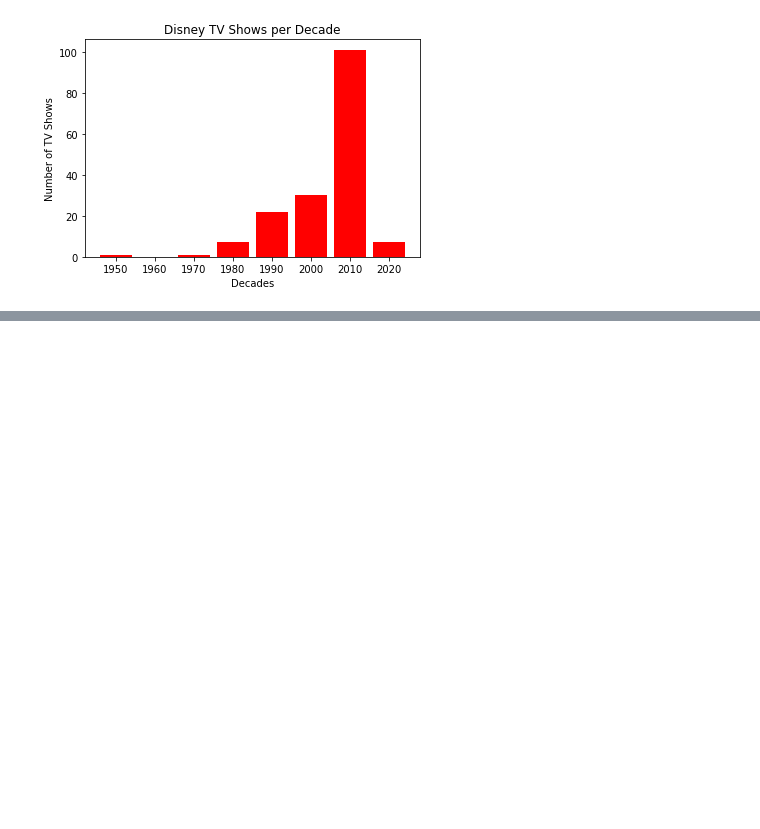
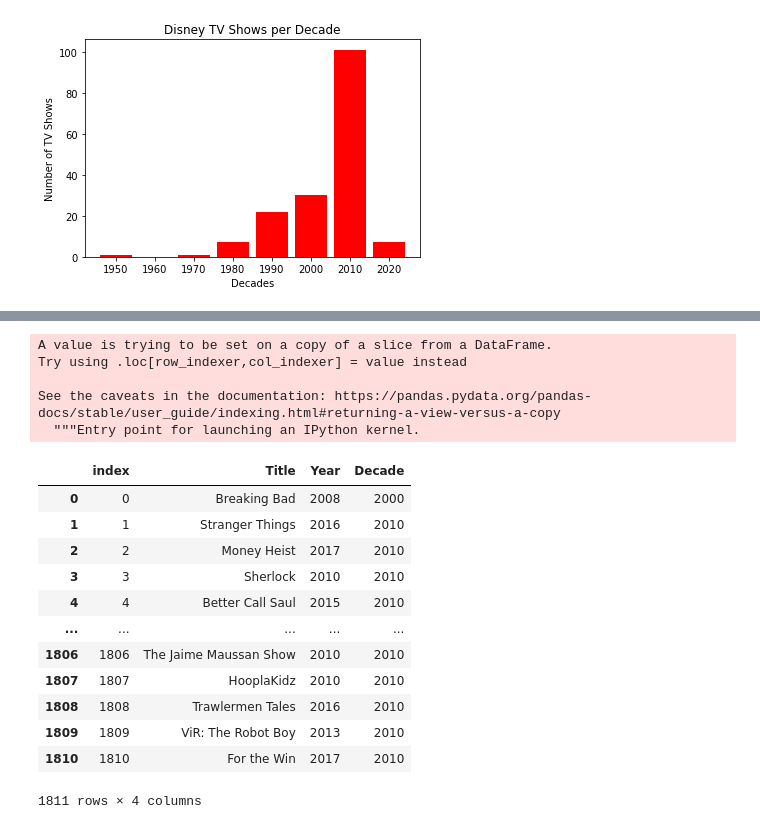
Before and after one commit to trevorguleserian/Project1, a Jupyter notebook: tv_data.ipynb, the cells around one changed output, grey strips where cells are left out. Saved outputs shown, nothing was run; the diff lists cells and outputs as text; code cells hidden in the pictures; blank space fills up the shorter version.

```diff
--- a/tv_data.ipynb
+++ b/tv_data.ipynb
@@ -179,0 +179,28 @@ plt.show()
+# %%
+netflix_df['Decade'] = pd.cut(netflix_year_df['Year'], year_bin, labels=year_names, include_lowest=True)
+
+netflix_df.head(15)
+
+netflix_year_df
+
+# summary_netflix = netflix_df.groupby(['Decade']).agg({'IMDb': ['mean', 'median']})
+# summary_netflix
+# %% [output]
+A value is trying to be set on a copy of a slice from a DataFrame.
+Try using .loc[row_indexer,col_indexer] = value instead
+
+See the caveats in the documentation: https://pandas.pydata.org/pandas-docs/stable/user_guide/indexing.html#returning-a-view-versus-a-copy
+  """Entry point for launching an IPython kernel.
+|  | index | Title | Year | Decade |
+| 0 | 0 | Breaking Bad | 2008 | 2000 |
+| 1 | 1 | Stranger Things | 2016 | 2010 |
+| 2 | 2 | Money Heist | 2017 | 2010 |
+| 3 | 3 | Sherlock | 2010 | 2010 |
+| 4 | 4 | Better Call Saul | 2015 | 2010 |
+| ... | ... | ... | ... | ... |
+| 1806 | 1806 | The Jaime Maussan Show | 2010 | 2010 |
+| 1807 | 1807 | HooplaKidz | 2010 | 2010 |
+| 1808 | 1808 | Trawlermen Tales | 2016 | 2010 |
+| 1809 | 1809 | ViR: The Robot Boy | 2013 | 2010 |
+| 1810 | 1810 | For the Win | 2017 | 2010 |
+1811 rows × 4 columns
```
Also changed, not shown: parts of 5 cells of this notebook, 2 other files.
